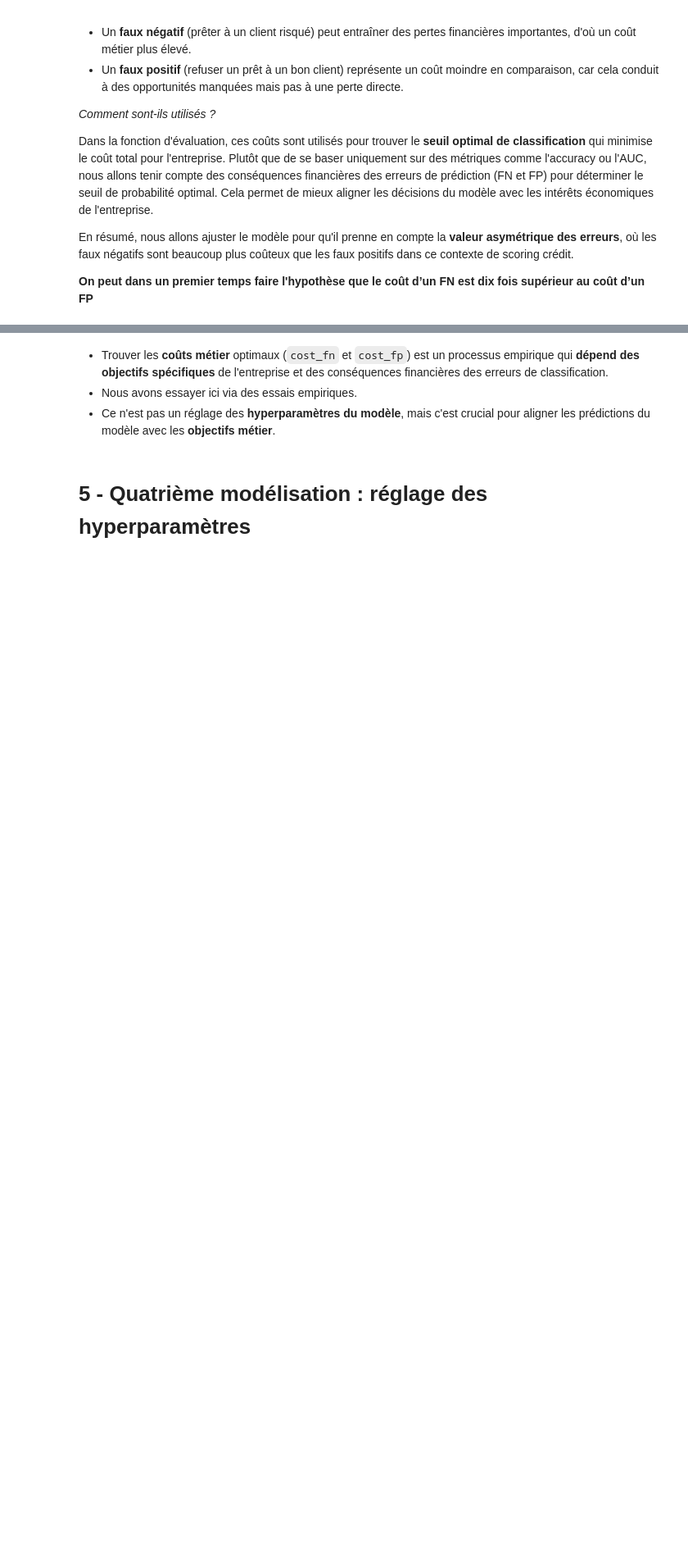
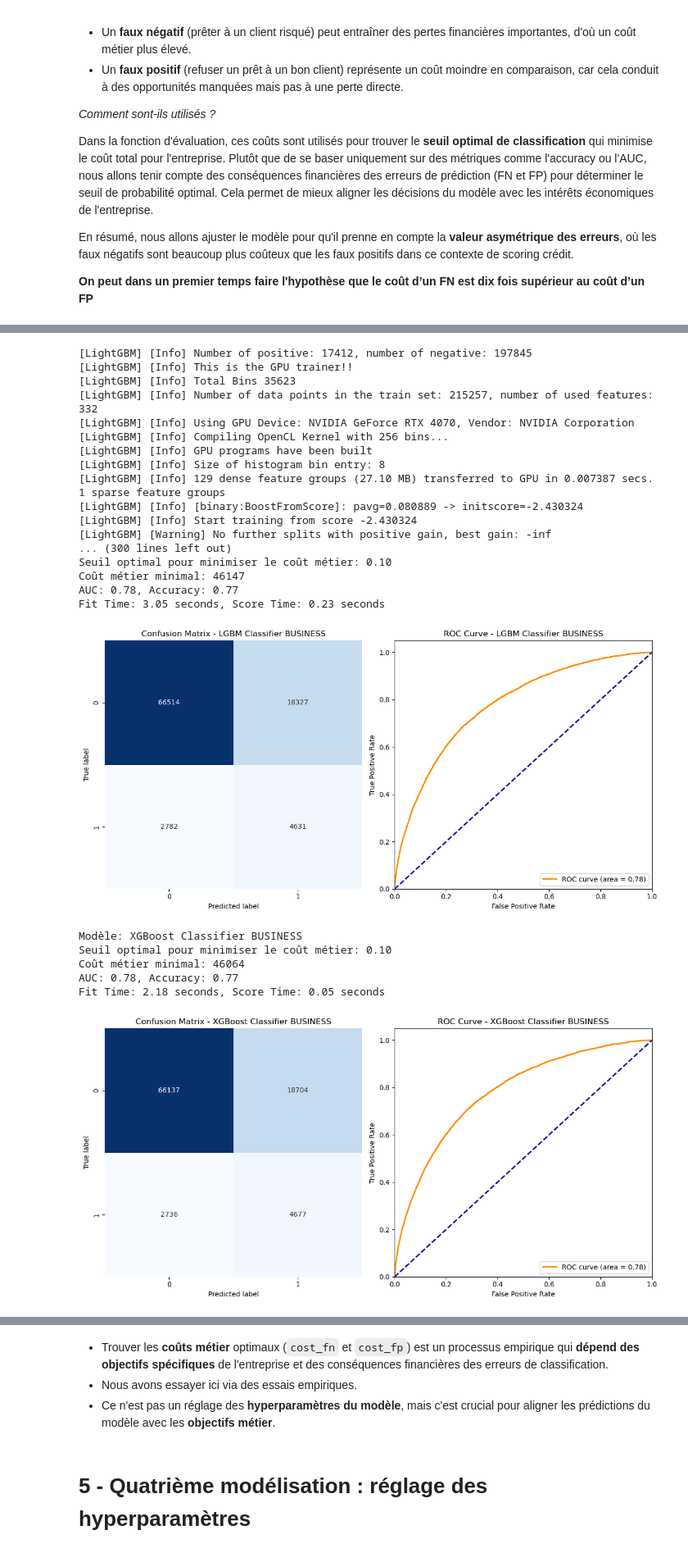
Before and after one commit to GaryMauger/P7_implementer_modele_scoring, a Jupyter notebook: Projet_7_2.ipynb, the cells around one changed output, grey strips where cells are left out. Shown at 82% size. Drawn from its saved outputs; the diff is of its cells as text; code cells hidden in the pictures; blank space fills up the shorter version.

```diff
--- a/Projet_7_2.ipynb
+++ b/Projet_7_2.ipynb
@@ -600,7 +616,7 @@ Tester un Dummy Classifier après SMOTE permet d’avoir un repère pour vérifi
 # On va définir le/les modèle(s)
 models = {
     'Dummy Classifier SMOTE': DummyClassifier(strategy='most_frequent'),
-    'Régression Logistique SMOTE': LogisticRegression(max_iter=1000),
+    'Régression Logistique SMOTE': LogisticRegression(random_state=42, max_iter=1000, n_jobs=-1, ),
     'LGBM Classifier SMOTE': lgb.LGBMClassifier(random_state=42, device='gpu'),
     'XGBoost SMOTE': xgb.XGBClassifier(random_state=42, tree_method='gpu_hist')
 }
@@ -848,0 +1042,34 @@ evaluate_models_with_business_score(models, X_train_split, X_val, y_train_split,
+# %%
+# On va définir le/les modèle(s) optimisés
+models = {
+    'LGBM Classifier BUSINESS': best_model,  # Utilise le modèle LGBM optimisé
+    'XGBoost Classifier BUSINESS': best_model_xgb  # Ajoute également le modèle XGBoost optimisé si besoin
+}
+
+# Appel de la fonction d'évaluation avec enregistrement dans MLflow
+evaluate_models_with_business_score(models, X_train_split, X_val, y_train_split, y_val, cost_fn=10, cost_fp=1, log_to_mlflow=True)
+# %% [output]
+[LightGBM] [Info] Number of positive: 17412, number of negative: 197845
+[LightGBM] [Info] This is the GPU trainer!!
+[LightGBM] [Info] Total Bins 35623
+[LightGBM] [Info] Number of data points in the train set: 215257, number of used features: 332
+[LightGBM] [Info] Using GPU Device: NVIDIA GeForce RTX 4070, Vendor: NVIDIA Corporation
+[LightGBM] [Info] Compiling OpenCL Kernel with 256 bins...
+[LightGBM] [Info] GPU programs have been built
+[LightGBM] [Info] Size of histogram bin entry: 8
+[LightGBM] [Info] 129 dense feature groups (27.10 MB) transferred to GPU in 0.007387 secs. 1 sparse feature groups
+[LightGBM] [Info] [binary:BoostFromScore]: pavg=0.080889 -> initscore=-2.430324
+[LightGBM] [Info] Start training from score -2.430324
+[LightGBM] [Warning] No further splits with positive gain, best gain: -inf
+... (300 lines left out)
+Seuil optimal pour minimiser le coût métier: 0.10
+Coût métier minimal: 46147
+AUC: 0.78, Accuracy: 0.77
+Fit Time: 3.05 seconds, Score Time: 0.23 seconds
+[figure, added]
+Modèle: XGBoost Classifier BUSINESS
+Seuil optimal pour minimiser le coût métier: 0.10
+Coût métier minimal: 46064
+AUC: 0.78, Accuracy: 0.77
+Fit Time: 2.18 seconds, Score Time: 0.05 seconds
+[figure, added]
```
Also changed, not shown: parts of 41 cells of this notebook.
